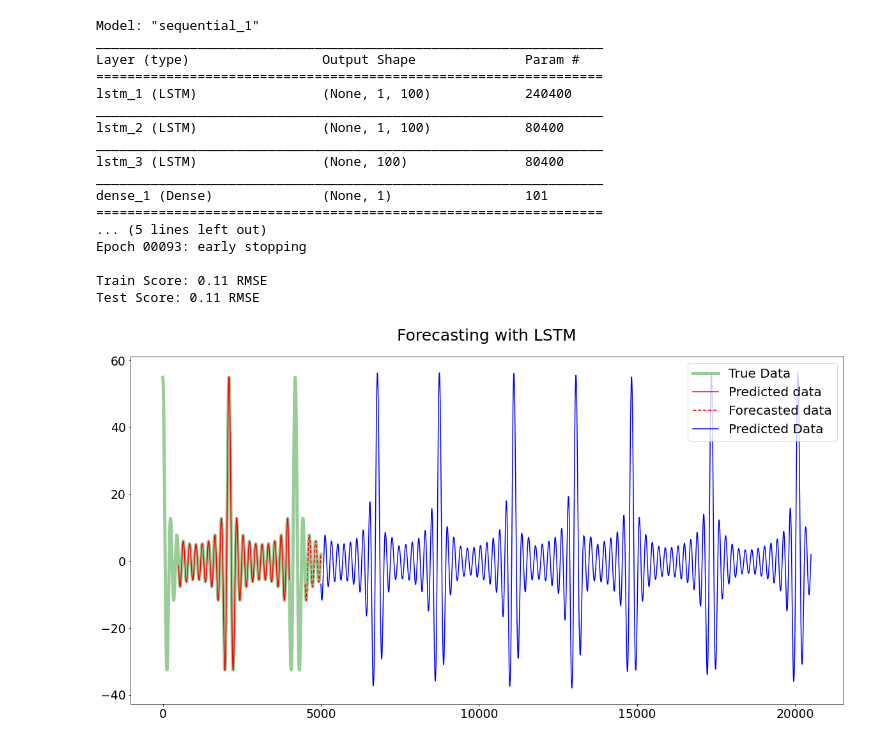
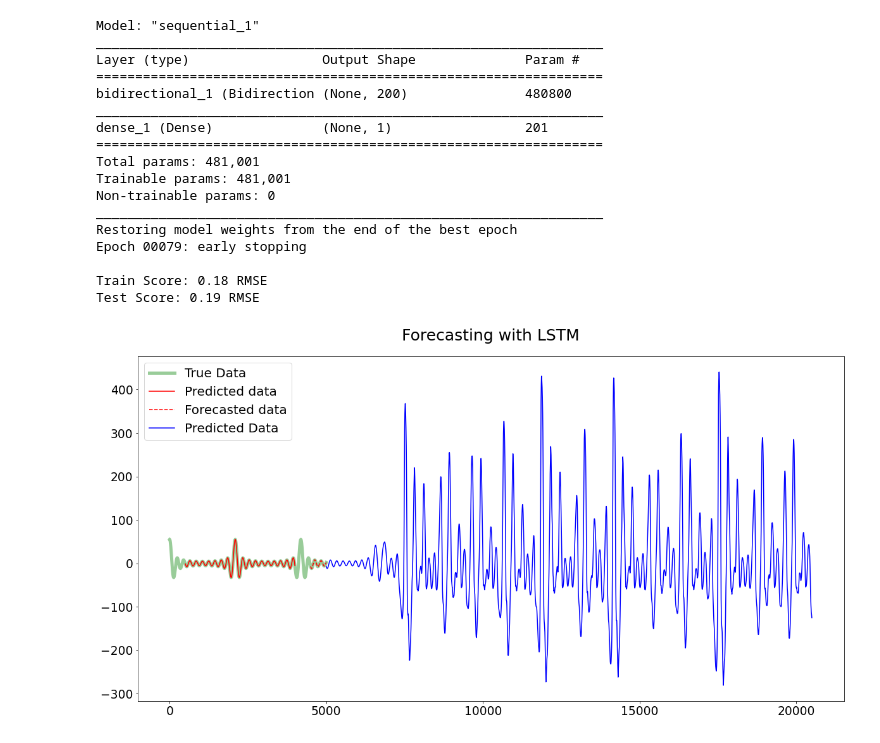
Before and after one commit to RitvikPrabhu/Machine-Learning, a Jupyter notebook: Neural_Networks_function_prediction_.ipynb, the cells around one changed output. Cells and saved outputs as stored; diff of their text form; code cells hidden in the pictures.

```diff
--- a/Neural_Networks_function_prediction_.ipynb
+++ b/Neural_Networks_function_prediction_.ipynb
@@ -537,25 +535,3 @@ class Network:
                     ax.add_artist(line)
         plt.show()
         pass
-# %%
-N = 100
-X = np.linspace(0,10,N)
-
-
-input_data = X
-
-output_data = np.sin(input_data)
-
-network = Network(1,1,30,32, init_method='normal', activation='sigmoid')
-network.train(input_data, output_data, epochs=1000, learning_rate=0.1, plot_loss=True)
-
-Y_predict_temp=[]
-
-for i in range(len(input_data)):
-  Y_predict_temp.append(network.feedforward(input_data[i]))
-
-Y_predict = np.asarray(Y_predict_temp).reshape(len(Y_predict_temp),1)
-
-plt.plot(input_data,output_data)
-plt.plot(input_data, Y_predict)
-plt.show()
@@ -641,9 +578,9 @@ testX = np.reshape(testX, (testX.shape[0], 1, testX.shape[1]))
 # create and fit the LSTM network
 keras.backend.clear_session()
 model = Sequential()
-model.add(LSTM(100, input_shape=(1, look_back), return_sequences=True))
-model.add(LSTM(100, input_shape=(1, look_back), return_sequences=True))
-model.add(LSTM(100, activation='relu', input_shape=(1, look_back)))
+model.add(Bidirectional(LSTM(100, return_sequences=False), input_shape=(1, look_back)))
+#model.add(Bidirectional(LSTM(100, return_sequences=True), input_shape=(1, look_back)))
+#model.add(Bidirectional(LSTM(100, activation='relu'), input_shape=(1, look_back)))
 model.add(Dense(1))
 model.compile(loss='mean_squared_error', optimizer='adam')
 es = EarlyStopping(monitor='loss', mode = 'min', verbose=1, patience = 20, restore_best_weights=True)
@@ -702,44 +639,44 @@ for i in range(0,len(dataset),look_back):
   Input.append(temp)
 
 # Network Prediction
 
 x = list(Input[-1])
 
 for i in range(int(num_pred)+1):
   data = np.array(x[i:i+look_back]).reshape(1,1,look_back)
   result = model.predict(data)
   x.append(float(result))
 
 x = np.array(x)
 x = np.reshape(x,(x.shape[0],1))
 PredictPlot = scaler.inverse_transform(x)
 res = np.arange(N,N+len(Y[-look_back:])+num_pred+1)
 
 plt.plot(res, PredictPlot, label = 'Predicted Data', c = 'b')
 
 plt.legend()
 
 
 plt.show()
 # %% [output]
 Model: "sequential_1"
 _________________________________________________________________
 Layer (type)                 Output Shape              Param #
 =================================================================
-lstm_1 (LSTM)                (None, 1, 100)            240400
+bidirectional_1 (Bidirection (None, 200)               480800
 _________________________________________________________________
-lstm_2 (LSTM)                (None, 1, 100)            80400
+dense_1 (Dense)              (None, 1)                 201
+=================================================================
+Total params: 481,001
+Trainable params: 481,001
+Non-trainable params: 0
 _________________________________________________________________
-lstm_3 (LSTM)                (None, 100)               80400
-_________________________________________________________________
-dense_1 (Dense)              (None, 1)                 101
-=================================================================
-... (5 lines left out)
-Epoch 00093: early stopping
+Restoring model weights from the end of the best epoch
+Epoch 00079: early stopping
 
-Train Score: 0.11 RMSE
-Test Score: 0.11 RMSE
+Train Score: 0.18 RMSE
+Test Score: 0.19 RMSE
-[figure, old version]
+[figure, new version]
 # %%
 size = 8
 def network(L, sequence_size, N):
```
Also changed, not shown: parts of 3 cells of this notebook.
